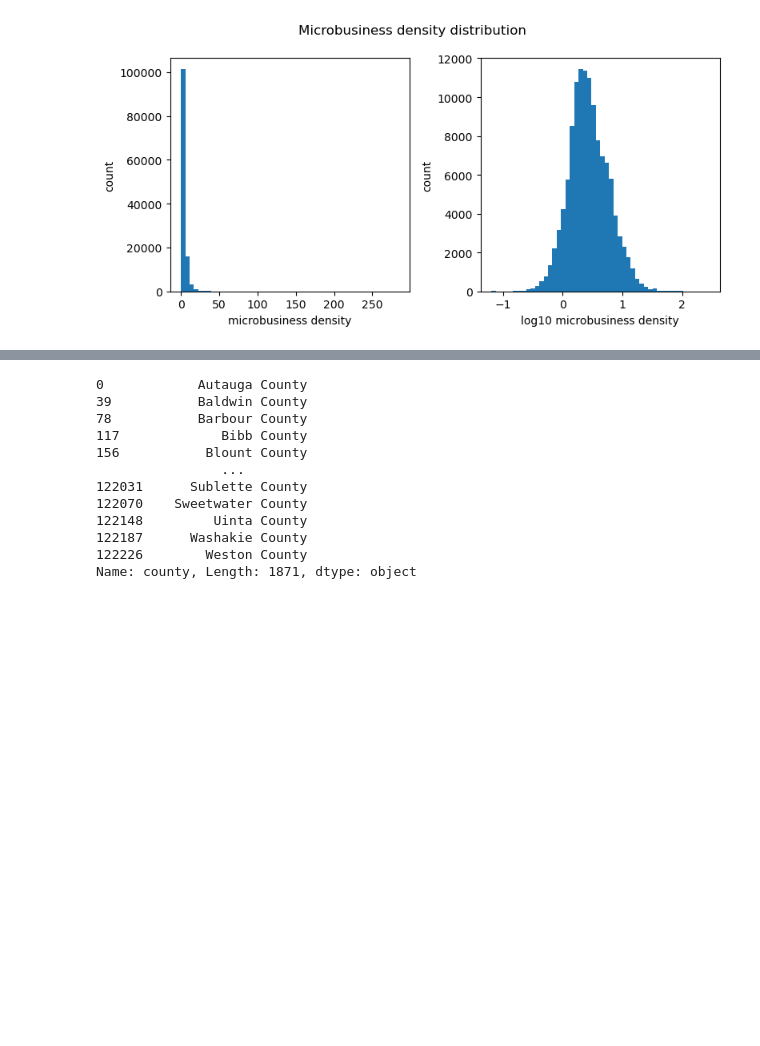
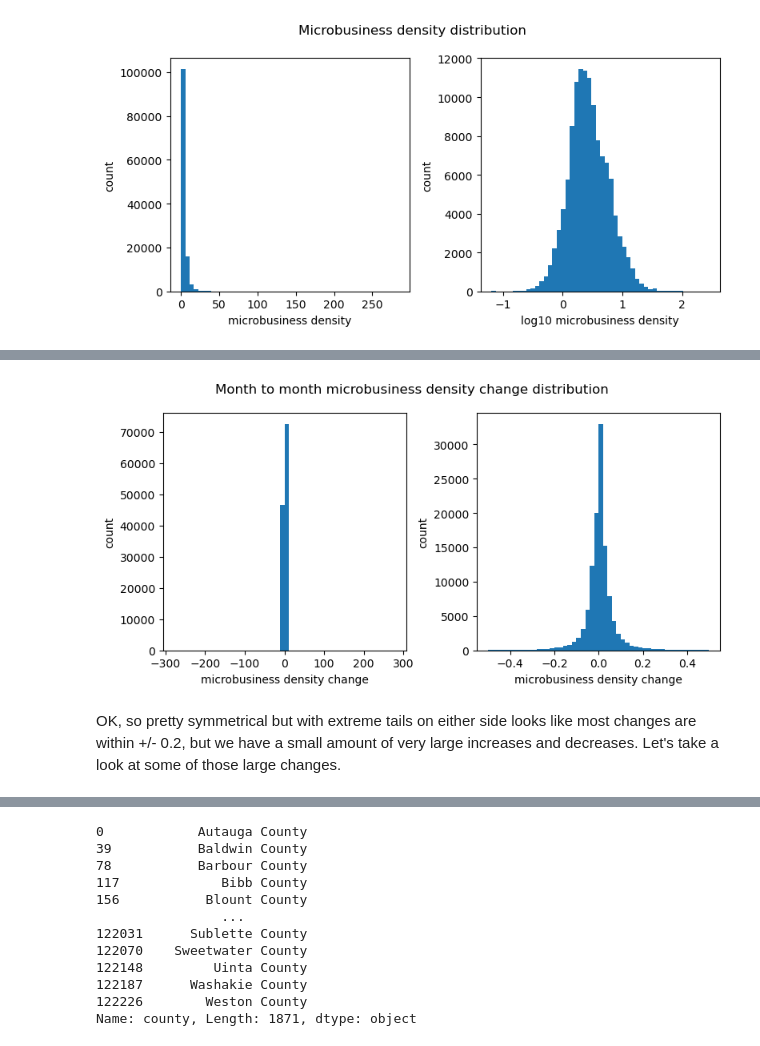
Before and after one commit to gperdrizet/kaggle_microbusiness, a Jupyter notebook: notebooks/02-data_exploration.ipynb, the cells around one changed output, grey strips where cells are left out. Drawn from its saved outputs; the diff is of its cells as text; code cells hidden in the pictures; blank space fills up the shorter version.

```diff
--- a/notebooks/02-data_exploration.ipynb
+++ b/notebooks/02-data_exploration.ipynb
@@ -179,0 +235,25 @@ In the plots above, each county is represented by multiple datapoints - one for
+# %%
+# Get just microbusiness density
+microbusiness_density_change = training_df['microbusiness_density_change']
+
+fig, ax = plt.subplots(1, 2, figsize=(8, 4))
+
+ax[0].hist(microbusiness_density_change, bins=50)
+ax[0].set_xlabel('microbusiness density change')
+ax[0].set_ylabel('count')
+
+microbusiness_density_change = microbusiness_density_change[microbusiness_density_change > -0.5]
+microbusiness_density_change = microbusiness_density_change[microbusiness_density_change < 0.5]
+
+ax[1].hist(microbusiness_density_change, bins=50)
+ax[1].set_xlabel('microbusiness density change')
+ax[1].set_ylabel('count')
+#ax[1].set_xlim(-15, 15)
+
+plt.suptitle('Month to month microbusiness density change distribution')
+plt.tight_layout()
+plt.show()
+# %% [output]
+[figure, added]
+# %% [markdown]
+OK, so pretty symmetrical but with extreme tails on either side looks like most changes are within +/- 0.2, but we have a small amount of very large increases and decreases. Let's take a look at some of those large changes.
```
Also changed, not shown: parts of 48 cells of this notebook.
